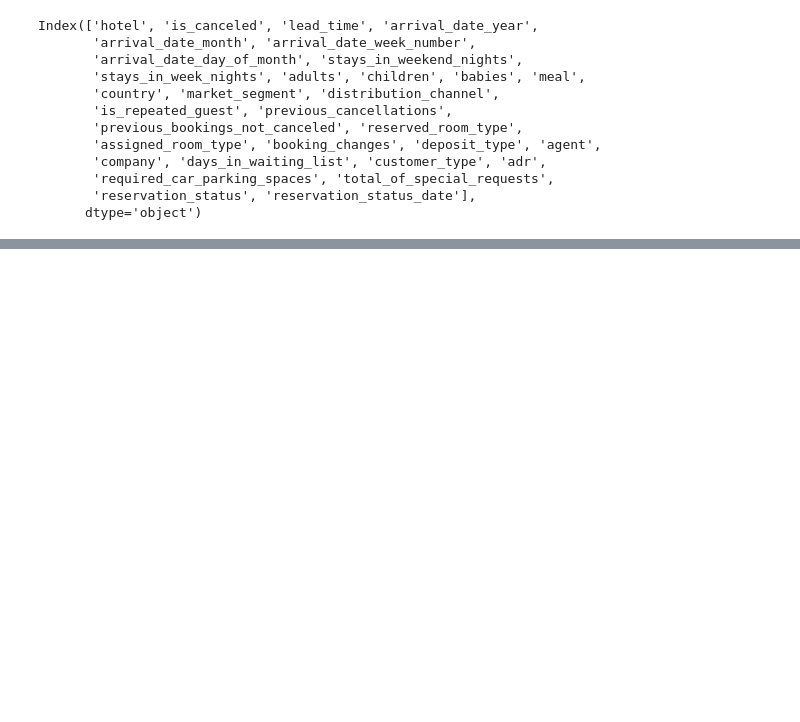
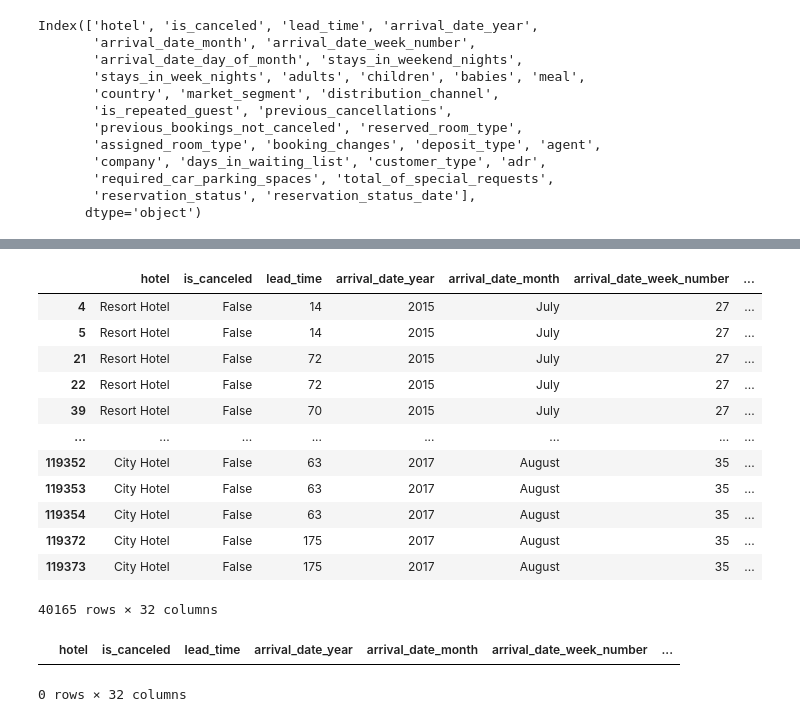
Before and after one commit to Ryanohmm/DataCleaning, a Jupyter notebook: dirtydata.ipynb, the cells around one changed output, grey strips where cells are left out. Drawn from its saved outputs; the diff is of its cells as text; code cells hidden in the pictures; blank space fills up the shorter version.

```diff
--- a/dirtydata.ipynb
+++ b/dirtydata.ipynb
@@ -35,0 +56,5 @@ Index(['hotel', 'is_canceled', 'lead_time', 'arrival_date_year',
+# %%
+hotel_bookings['agent'].unique()
+hotel_bookings[hotel_bookings['agent'] == 5]
+
+hotel_bookings['agent'].fillna(-1, inplace=True)
@@ -35,0 +88,3 @@ Index(['hotel', 'is_canceled', 'lead_time', 'arrival_date_year',
+# %%
+hotel_bookings = hotel_bookings.astype({'is_canceled': 'boolean', 'is_repeated_guest': 'boolean',})
+hotel_bookings.dtypes
@@ -35,0 +109,16 @@ Index(['hotel', 'is_canceled', 'lead_time', 'arrival_date_year',
+# %%
+hotel_bookings.loc[hotel_bookings.duplicated(keep=False)]
+# %% [output]
+|  | hotel | is_canceled | lead_time | arrival_date_year | arrival_date_month | arrival_date_week_number | ... |
+| 4 | Resort Hotel | False | 14 | 2015 | July | 27 | ... |
+| 5 | Resort Hotel | False | 14 | 2015 | July | 27 | ... |
+| 21 | Resort Hotel | False | 72 | 2015 | July | 27 | ... |
+| 22 | Resort Hotel | False | 72 | 2015 | July | 27 | ... |
+| 39 | Resort Hotel | False | 70 | 2015 | July | 27 | ... |
+| ... | ... | ... | ... | ... | ... | ... | ... |
+| 119352 | City Hotel | False | 63 | 2017 | August | 35 | ... |
+| 119353 | City Hotel | False | 63 | 2017 | August | 35 | ... |
+| 119354 | City Hotel | False | 63 | 2017 | August | 35 | ... |
+| 119372 | City Hotel | False | 175 | 2017 | August | 35 | ... |
+| 119373 | City Hotel | False | 175 | 2017 | August | 35 | ... |
+40165 rows × 32 columns
@@ -35,0 +127,5 @@ Index(['hotel', 'is_canceled', 'lead_time', 'arrival_date_year',
+# %%
+hotel_bookings.loc[hotel_bookings.duplicated(keep=False)]
+# %% [output]
+|  | hotel | is_canceled | lead_time | arrival_date_year | arrival_date_month | arrival_date_week_number | ... |
+0 rows × 32 columns
```
Also changed, not shown: parts of 5 cells of this notebook.
